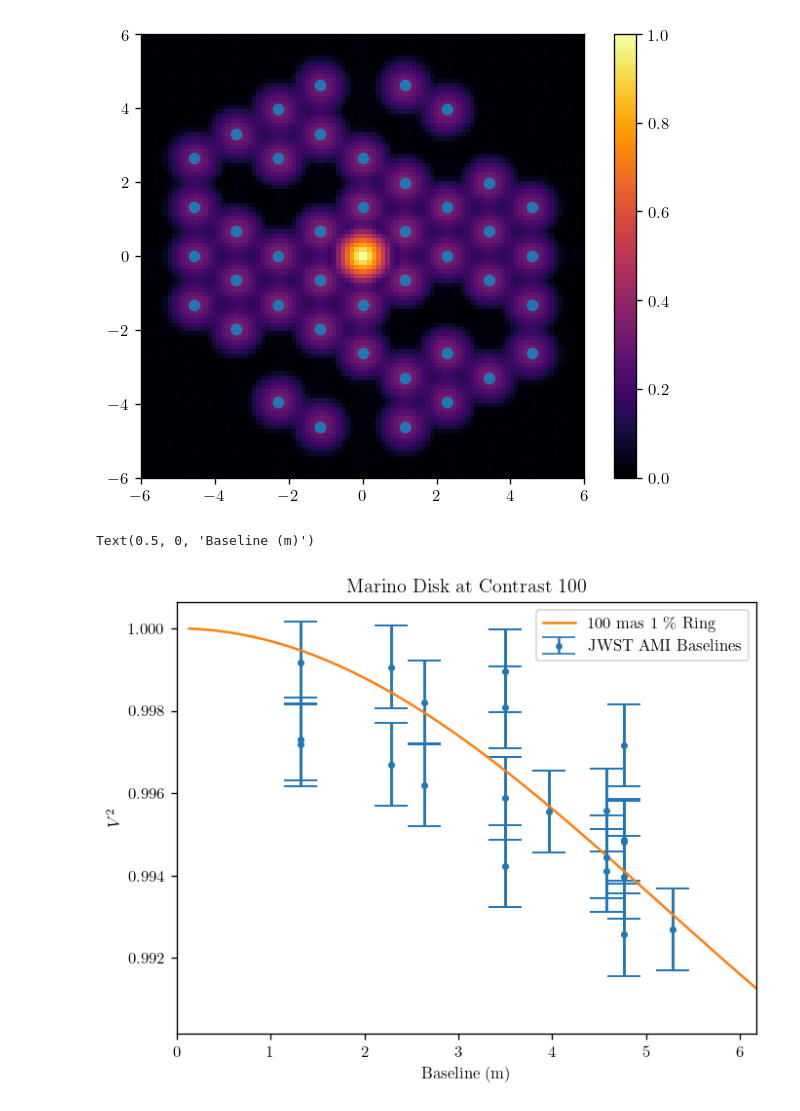
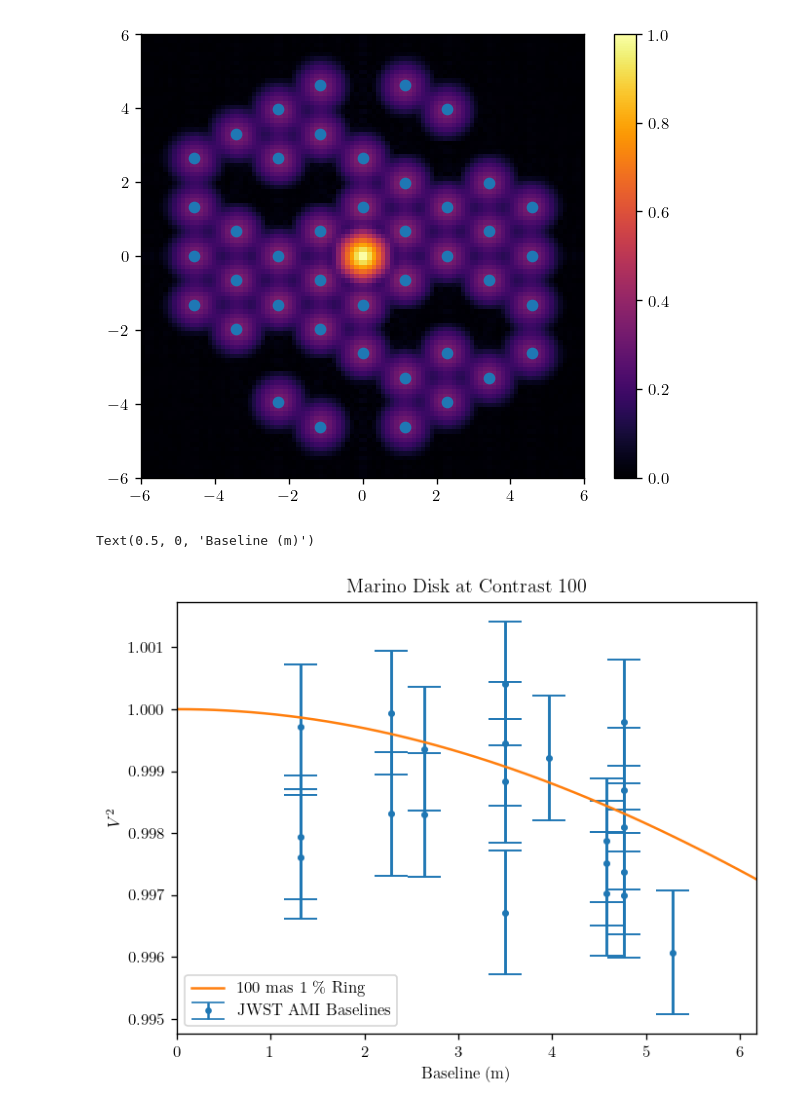
Before and after one commit to benjaminpope/ami, a Jupyter notebook: notebooks/proposal_test_eta_crv.ipynb, the cells around one changed output. Drawn from its saved outputs; the diff is of its cells as text; code cells hidden in the pictures.

```diff
--- a/notebooks/proposal_test_eta_crv.ipynb
+++ b/notebooks/proposal_test_eta_crv.ipynb
@@ -101,11 +99,6 @@ opd = dl.utils.scale_array(niriss.planes[0].opd, npix, 1)
 # Fied depended aberration
 FDA = niriss.planes[2].opd
 # %%
-nis_pscale_asec = 0.066 # arcsec
-ring_diam_asec = 80e-3 # arcsec
-ring_pixel_ratio = nis_pscale_asec/ring_diam_asec
-print(ring_pixel_ratio)
-
 oversample = 11
 
 sim = fits.getdata('../exozodi_v2/images/image_4um_eta_corvi_exozodi_axisym.fits').squeeze()
@@ -115,6 +108,7 @@ sim = sim[3:-3,3:-3]
 
 ring = rebin(sim,oversample)
 ring = ring[14:-14,14:-14]
+ring = rebin(ring,2)
 ring /= ring.sum()
 
 fig, (ax1, ax2) = plt.subplots(1,2,figsize=(8.0,5.0))
@@ -148,7 +141,10 @@ detector = dl.Detector([dl.IntegerDownsample(oversample)])
 p = a2r(nis_pscale_asec/oversample)
 position = [p/2, -p/2]
 position = [0, 0]
-source = dl.PointExtendedSource(position, spectrum=spec, contrast=1e2, distribution=ring, flux=0.5*1e10, name='source')
+
+contrast = 1e2
+
+source = dl.PointExtendedSource(position, spectrum=spec, contrast=contrast, distribution=ring, flux=0.5*1e10, name='source')
 point_source = dl.PointSource(position, spectrum=spec, flux=1e10, name='source')
 
 # Make telescope
@@ -273,19 +269,19 @@ wpred = np.sqrt(upred**2 + vpred**2)
 # %%
 v2 = np.abs(sparse)**2
 w = np.sqrt((bls**2).sum(axis=1))
-v2pred = vis_ring_high_contrast(100.,100.,upred/wavel,vpred/wavel)
+v2pred = vis_ring_high_contrast(50.,contrast,upred/wavel,vpred/wavel)
 # plt.plot(w, v2,'.')
 
 plt.errorbar(w,v2,
              yerr=0.001,linestyle='none',fmt='.',capsize=10,label='JWST AMI Baselines')
 plt.plot(wpred, v2pred,'-',label='100 mas 1 \% Ring')
 
 plt.xlim(0,wpred.max()*0.95)
 plt.legend()
 
-plt.title('Marino Disk at Contrast 100')
+plt.title('Marino Disk at Contrast %.d' % contrast)
 plt.ylabel(r'$V^2$')
 plt.xlabel('Baseline (m)')
 # %% [output]
 Text(0.5, 0, 'Baseline (m)')
-[figure, old version]
+[figure, new version]
```
Also changed, not shown: parts of 6 cells of this notebook, 3 other files.
